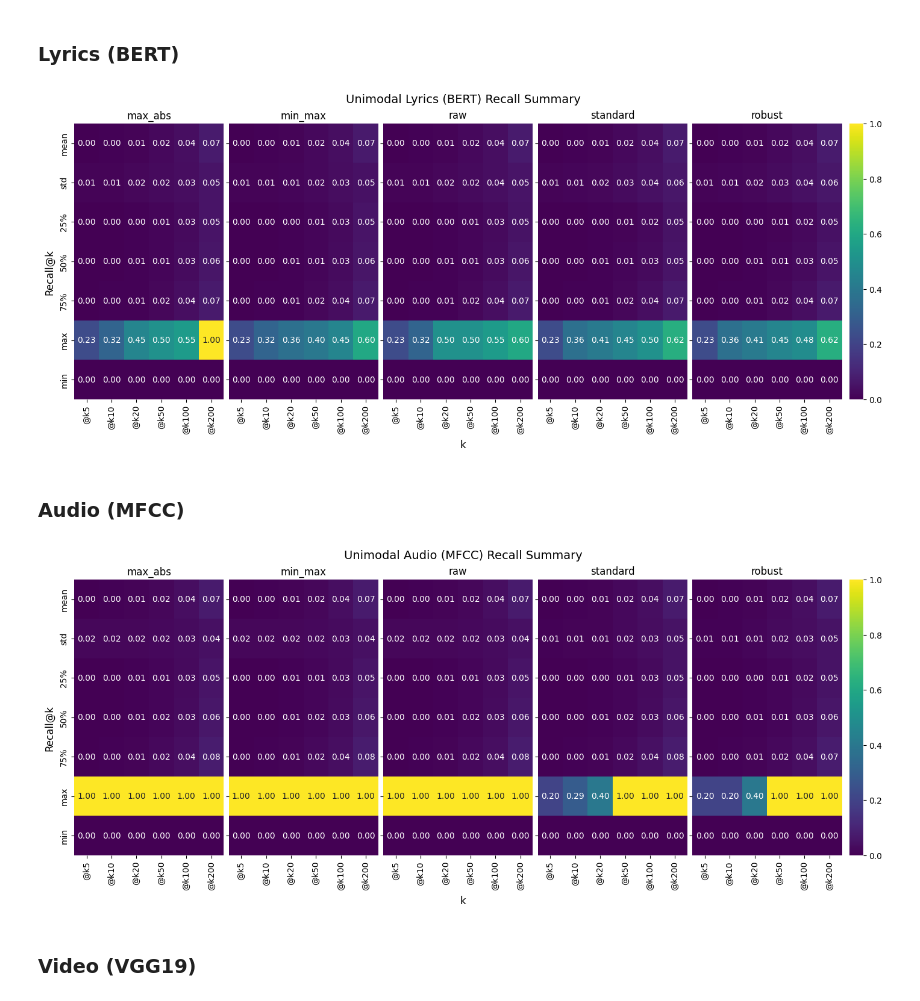
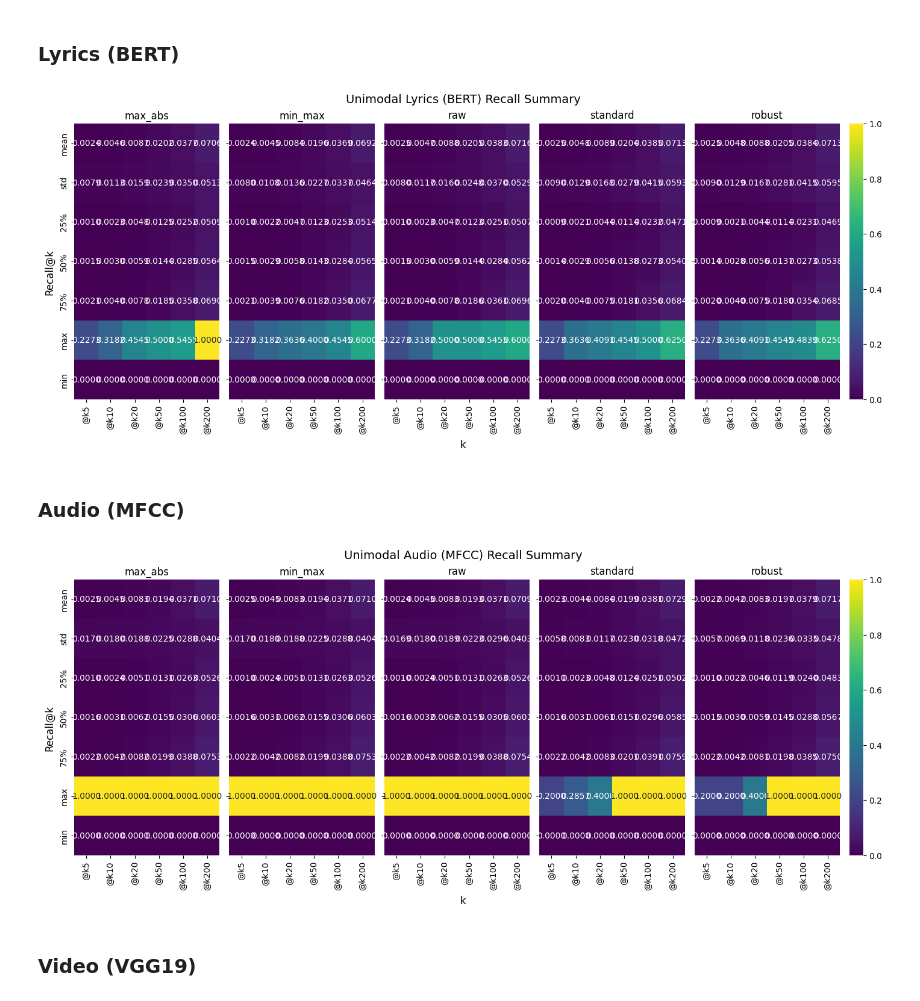
Before and after one commit to MARTIKRISO/MMSR25-26-Group-E, a Jupyter notebook: RetrievalAlgorithm/notebooks/evaluation_stats/plotting/plot_recall.ipynb, the cells around one changed output. Saved outputs shown, nothing was run; the diff lists cells and outputs as text; code cells hidden in the pictures.

Commit message:
recall with more decimal points

```diff
--- a/RetrievalAlgorithm/notebooks/evaluation_stats/plotting/plot_recall.ipynb
+++ b/RetrievalAlgorithm/notebooks/evaluation_stats/plotting/plot_recall.ipynb
@@ -64,19 +64,21 @@ figs_dict[f'unimodal_{metric_at_k_name.lower()}_mean_line_plot'] = plot_metrics_
 # %%
 figs_dict[f'unimodal_lyrics_{metric_at_k_name.lower()}_summary'] = plot_describe_heatmaps(dfs=lyrics_dfs,
                        fig_title=f'Unimodal Lyrics (BERT) {metric_at_k_name} Summary',
                        x_label='k',
-                       y_label=f'{metric_at_k_name}@k',)
+                       y_label=f'{metric_at_k_name}@k',
+                       decimal_positions=4)
 # %% [output]
-[figure, old version]
+[figure, new version]
 # %% [markdown]
 ### Audio (MFCC)
 # %%
 figs_dict[f'unimodal_audio_{metric_at_k_name.lower()}_summary'] = plot_describe_heatmaps(dfs=audio_dfs,
                        fig_title=f'Unimodal Audio (MFCC) {metric_at_k_name} Summary',
                        x_label='k',
-                       y_label=f'{metric_at_k_name}@k',)
+                       y_label=f'{metric_at_k_name}@k',
+                       decimal_positions=4)
 # %% [output]
-[figure, old version]
+[figure, new version]
 # %% [markdown]
 ### Video (VGG19)
 # %%
```
Also changed, not shown: parts of 10 cells of this notebook, 12 other files.
